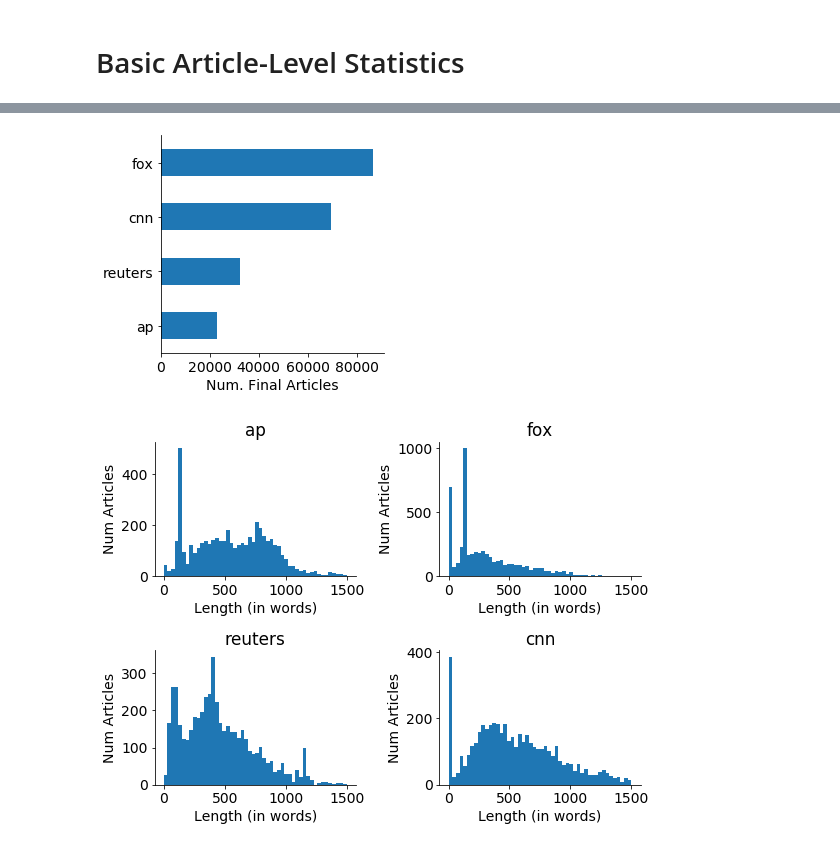
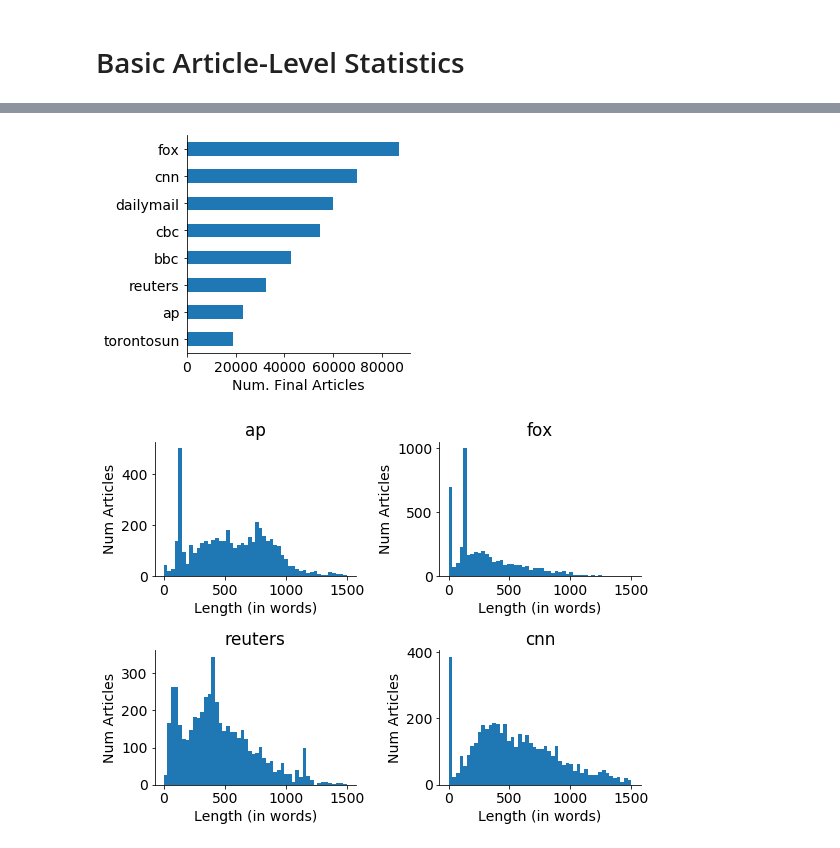
Before and after one commit to alex2awesome/edit-pathways, a Jupyter notebook: notebooks/2021-01-06__explore-diffengine-diffs.ipynb, the cells around one changed output, grey strips where cells are left out. Drawn from its saved outputs; the diff is of its cells as text; code cells hidden in the pictures.

```diff
--- a/notebooks/2021-01-06__explore-diffengine-diffs.ipynb
+++ b/notebooks/2021-01-06__explore-diffengine-diffs.ipynb
@@ -38,7 +38,3 @@ entry_version['summary'][1] ## see what the 'summary' field is
 ;
 # %% [output]
 ''
-# %%
-name = 'bbc'
-conn_dict[name] = sqlite3.connect(os.path.join(db_path, 'bbc.db'))
-diffs_dict[name] = pd.read_sql('select * from diff', con=conn_dict[name])
@@ -61,13 +42,14 @@ entry_vers_dict[name]['created'].max()
 # Basic Article-Level Statistics
 # %%
 to_examine = [
-#     'dailymail.db',
+    'dailymail.db',
     'ap.db',
-#     'bbc.db',
-#     'cbc.db',
+    'bbc.db',
+    'cbc.db',
     'fox.db',
     'reuters.db',
-    'cnn.db'
+    'cnn.db',
+    'torontosun.db',
 ]
 print('We\'ll look at:')
 print()
@@ -85,9 +69,12 @@ import os
 # %%
+import os
+from tqdm.auto import tqdm
 db_path = '../data/diffengine-diffs/db/'
 conn_dict = {}
 diffs_dict = {}
 entry_vers_dict = {}
-for db in to_examine:
+for db in tqdm(to_examine):
+    print(db)
     name = db.replace('.db', '')
     conn_dict[name] = sqlite3.connect(os.path.join(db_path, db))
     diffs_dict[name] = pd.read_sql('select * from diff', con=conn_dict[name])
@@ -96,6 +83,10 @@ for db in to_examine:
 ## num articles in each database
 # %%
 article_counts = {}
-for n, conn in conn_dict.items():
+for n, conn in tqdm(conn_dict.items()):
     c = pd.read_sql('select Count(1) from entry', con=conn).iloc[0][0]
     article_counts[n] = c
+version_counts = {}
+for n, conn in tqdm(conn_dict.items()):
+    c = pd.read_sql('select Count(1) from entryversion', con=conn).iloc[0][0]
+    version_counts[n] = c
@@ -102,10 +119,13 @@ for n, conn in conn_dict.items():
 # %%
-ax = pd.Series(article_counts).sort_values().plot(kind='barh', figsize=(4, 4))
+ax = (pd.Series(article_counts)
+      .sort_values()
+      .plot(kind='barh', figsize=(4, 4))
+     )
 ax.spines['right'].set_visible(False)
 ax.spines['top'].set_visible(False)
 ax.set_xlabel('Num. Final Articles');
 # %% [output]
-[figure, old version]
+[figure, new version]
 # %%
 flatten = lambda l: [x for l_s in l for x in l_s]
 # %%
```
Also changed, not shown: parts of 9 cells of this notebook, 10 other files.
